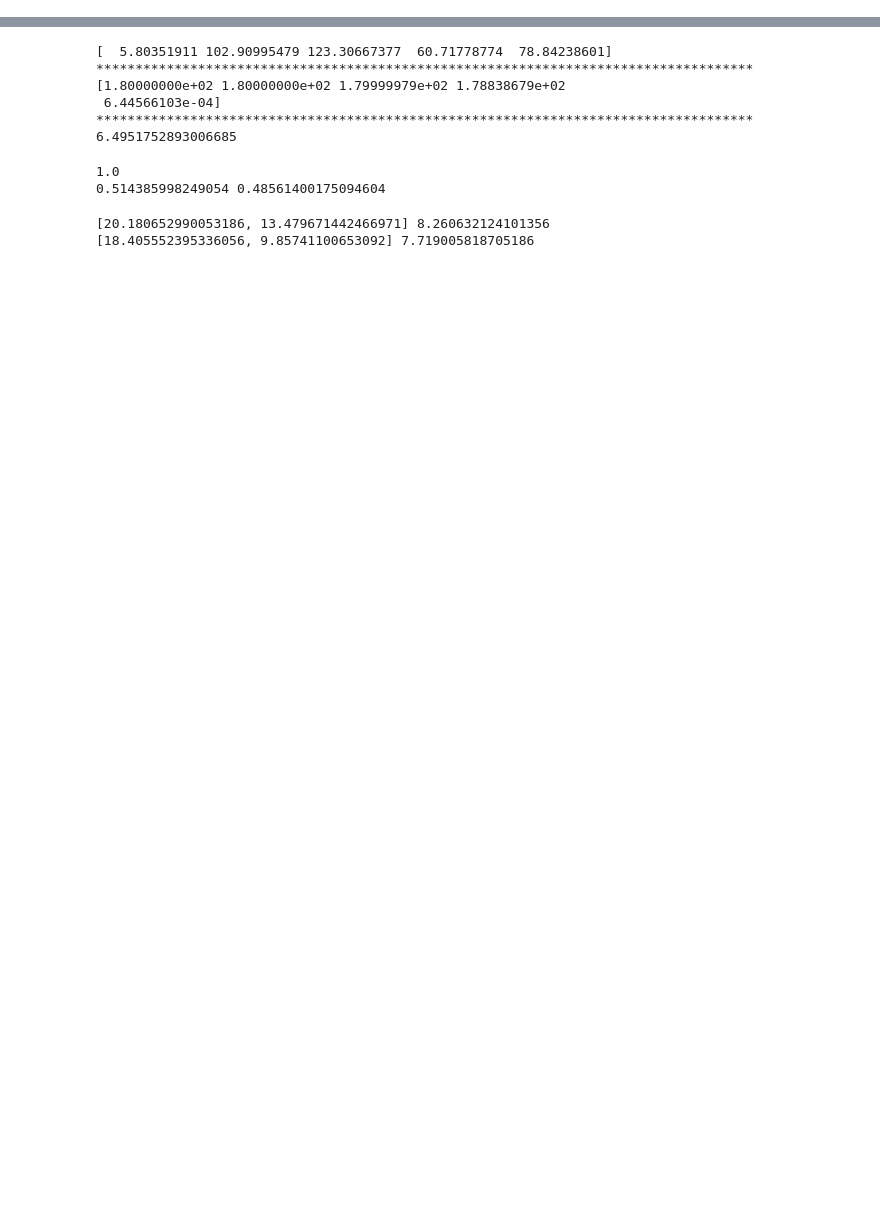
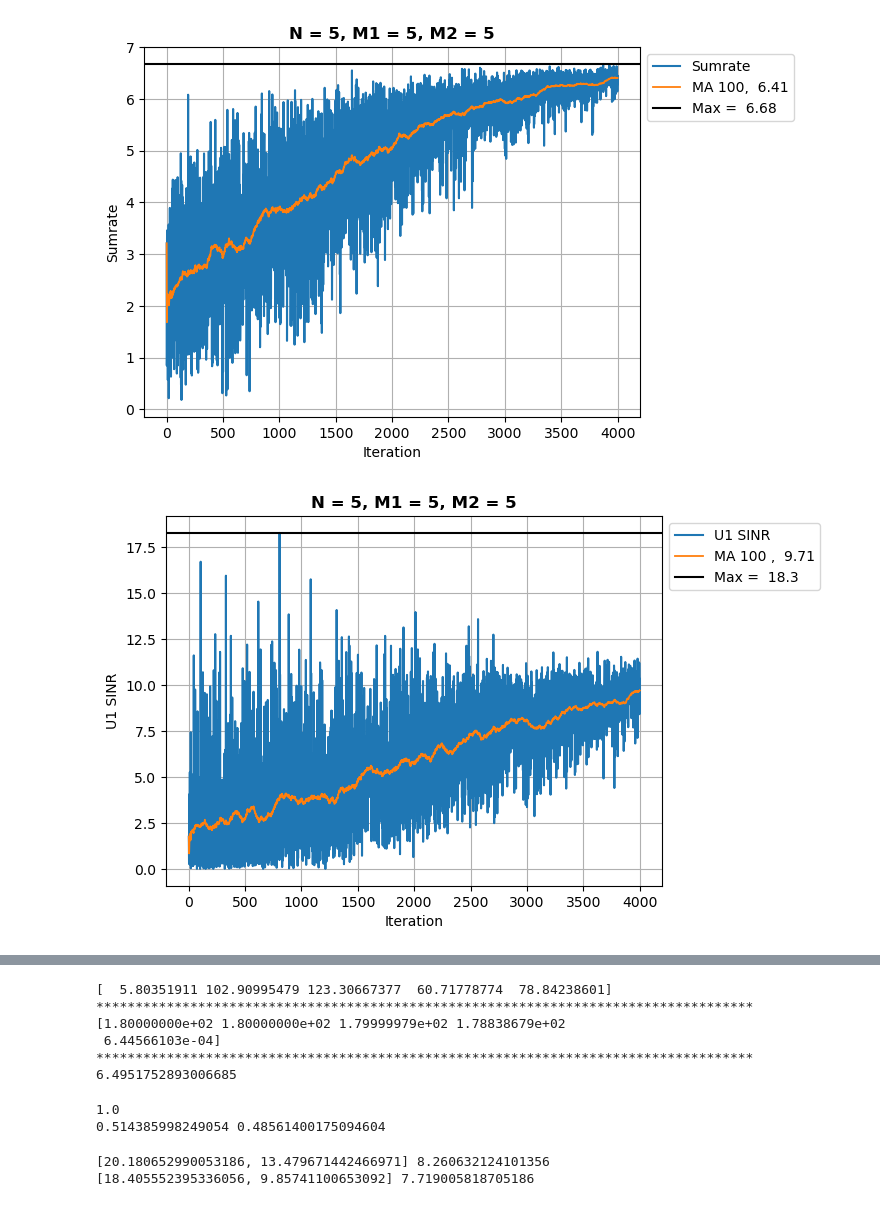
Before and after one commit to DanesH-Abdollahi/IRS-Project, a Jupyter notebook: src/main.ipynb, the cells around one changed output, grey strips where cells are left out. Saved outputs shown, nothing was run; the diff lists cells and outputs as text; code cells hidden in the pictures; blank space fills up the shorter version.

```diff
--- a/src/main.ipynb
+++ b/src/main.ipynb
@@ -267,0 +278,5 @@ agent1 = run2(4000, env=env2)
+# %%
+agent2 = run2(4000, env=env1, agent=agent1)
+# %% [output]
+[figure, added]
+[figure, added]
```
Also changed, not shown: parts of 7 cells of this notebook, 1 other file.
